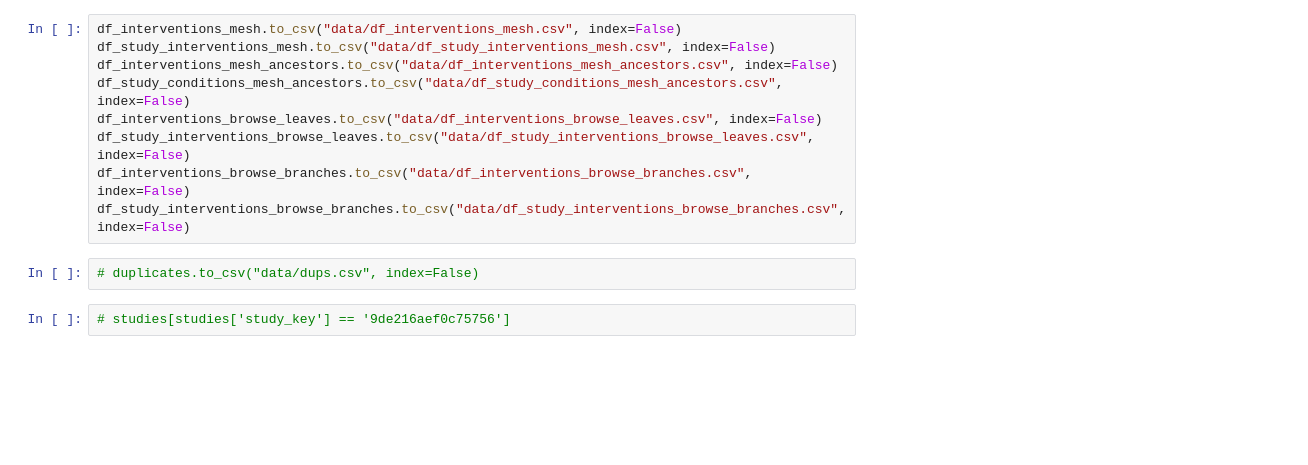
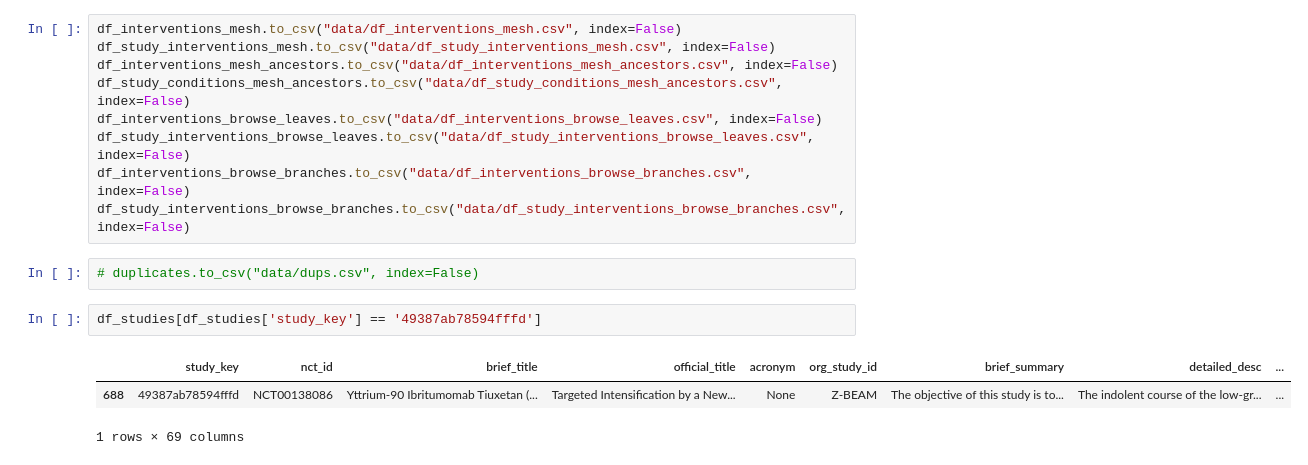
Before and after one commit to DesayoEm/deep_json_processing, a Jupyter notebook: extract_study_data.ipynb, the cells around one changed output. Saved outputs shown, nothing was run; the diff lists cells and outputs as text; blank space fills up the shorter version.

```diff
--- a/extract_study_data.ipynb
+++ b/extract_study_data.ipynb
@@ -1966,4 +2162,8 @@ df_study_interventions_browse_branches.to_csv("data/df_study_interventions_brows
 # %%
 # duplicates.to_csv("data/dups.csv", index=False)
 # %%
-# studies[studies['study_key'] == '9de216aef0c75756']
+df_studies[df_studies['study_key'] == '49387ab78594fffd']
+# %% [output]
+|  | study_key | nct_id | brief_title | official_title | acronym | org_study_id | brief_summary | detailed_desc | ... |
+| 688 | 49387ab78594fffd | NCT00138086 | Yttrium-90 Ibritumomab Tiuxetan (... | Targeted Intensification by a New... | None | Z-BEAM | The objective of this study is to... | The indolent course of the low-gr... | ... |
+1 rows × 69 columns
```
Also changed, not shown: parts of 17 cells of this notebook, 3 other files.
